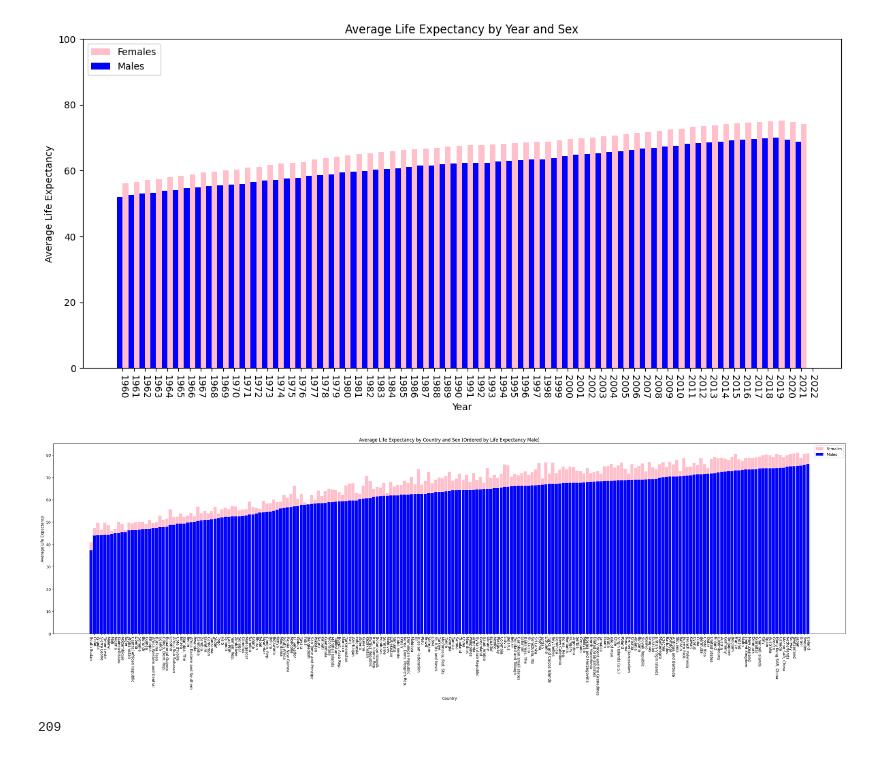
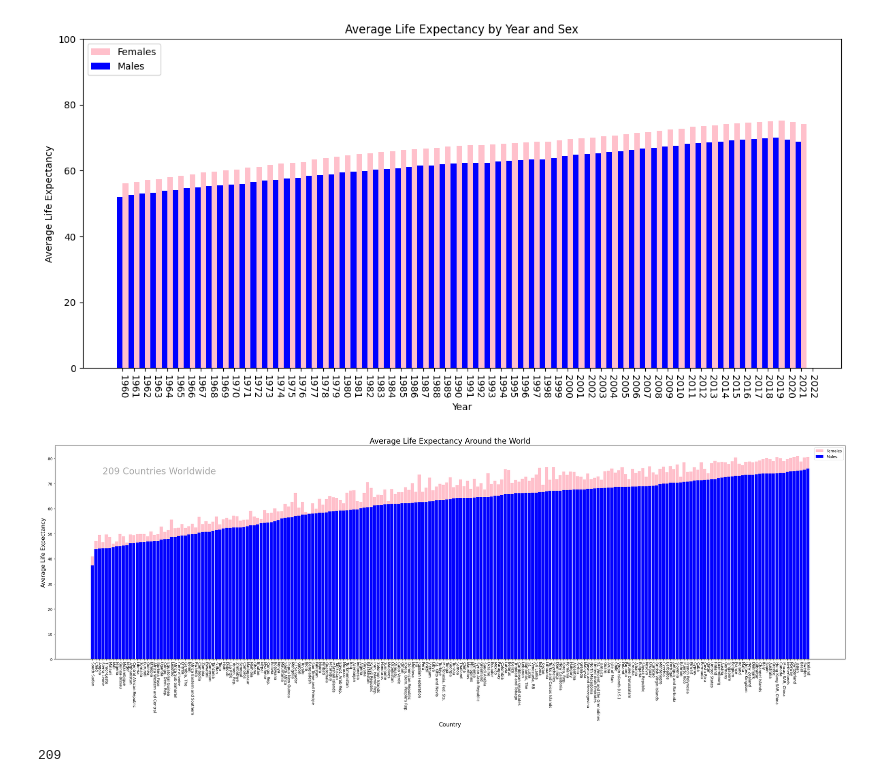
Before and after one commit to JNorthData/Life_Expectancy, a Jupyter notebook: life-expectancy.ipynb, the cells around one changed output. Cells and saved outputs as stored; diff of their text form; code cells hidden in the pictures.

Commit message:
chart details

```diff
--- a/life-expectancy.ipynb
+++ b/life-expectancy.ipynb
@@ -354,39 +379,45 @@ grouped_df = filtered_df.groupby(['Country']).agg({
     'Life Expectancy Male': 'mean',
     'Life Expectancy Female': 'mean'
 }).reset_index()
 
 # Sort the DataFrame by 'Life Expectancy Male' in ascending order
 grouped_df.sort_values(by='Life Expectancy Male', inplace=True)
 
 # Set the width of each bar
 bar_width = .9
 
 # Calculate the positions of the bars on the x-axis
 countries = np.arange(len(grouped_df))
 bar_positions_male = countries
 bar_positions_female = countries
 
 # Create the stacked bar plot
-plt.figure(figsize=(30, 10))
-
+plt.figure(figsize=(30, 11))
 
 plt.bar(bar_positions_female, grouped_df['Life Expectancy Female'], width=bar_width, label='Females', color='pink')
 plt.bar(bar_positions_male, grouped_df['Life Expectancy Male'], width=bar_width, label='Males', color='blue')
 
 # Add labels and title
-plt.xlabel('Country')
-plt.ylabel('Average Life Expectancy')
-plt.title('Average Life Expectancy by Country and Sex (Ordered by Life Expectancy Male)')
+plt.xlabel('Country', fontsize=15)
+plt.ylabel('Average Life Expectancy', fontsize=15)
+plt.title('Average Life Expectancy Around the World', fontsize=20)
 
 plt.legend()
 plt.xticks(bar_positions_male, grouped_df['Country'], rotation=-90)
 
 plt.subplots_adjust(left=0, right=0.3)
 
+# Calculate the number of countries shown in the plot
+num_countries = len(grouped_df)
+
+# Add text with the count of countries in the upper left-hand corner
+plt.text(0.06, 0.9, f"{num_countries} Countries Worldwide", transform=plt.gca().transAxes, fontsize=24,
+         verticalalignment='top', color='darkgray', bbox=dict(facecolor='white', alpha=0))
+
 plt.tight_layout()
 plt.show()
 # %% [output]
-[figure, old version]
+[figure, new version]
 # %%
 grouped_df['Country'].nunique()
 # %% [output]
```
Also changed, not shown: parts of 10 cells of this notebook, 3 other files.
